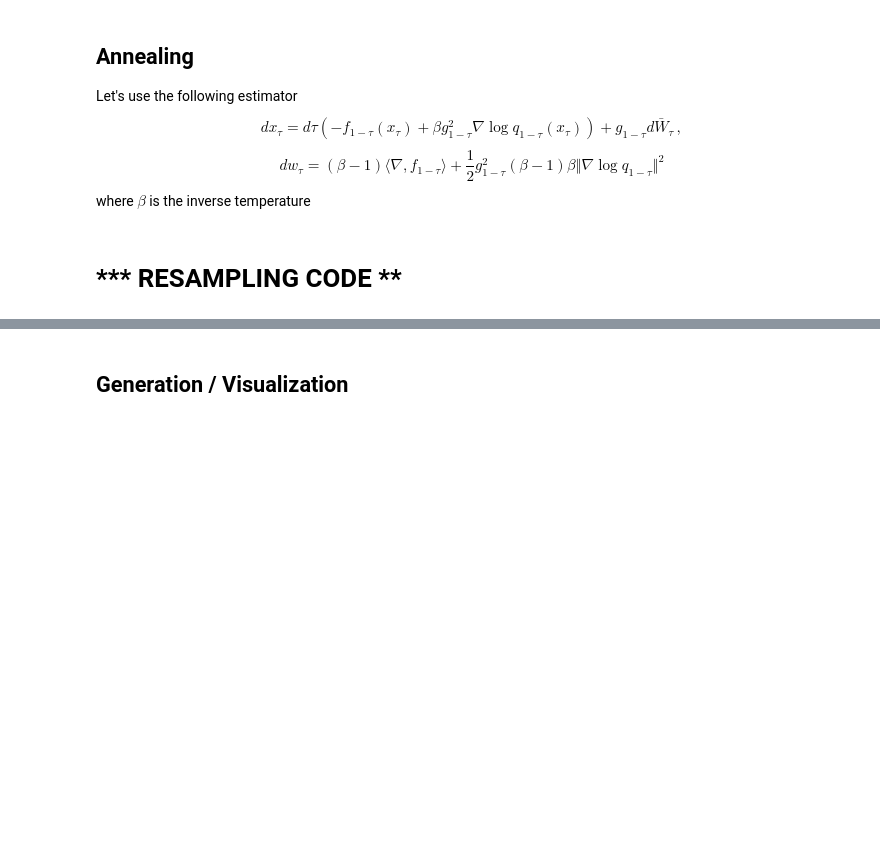
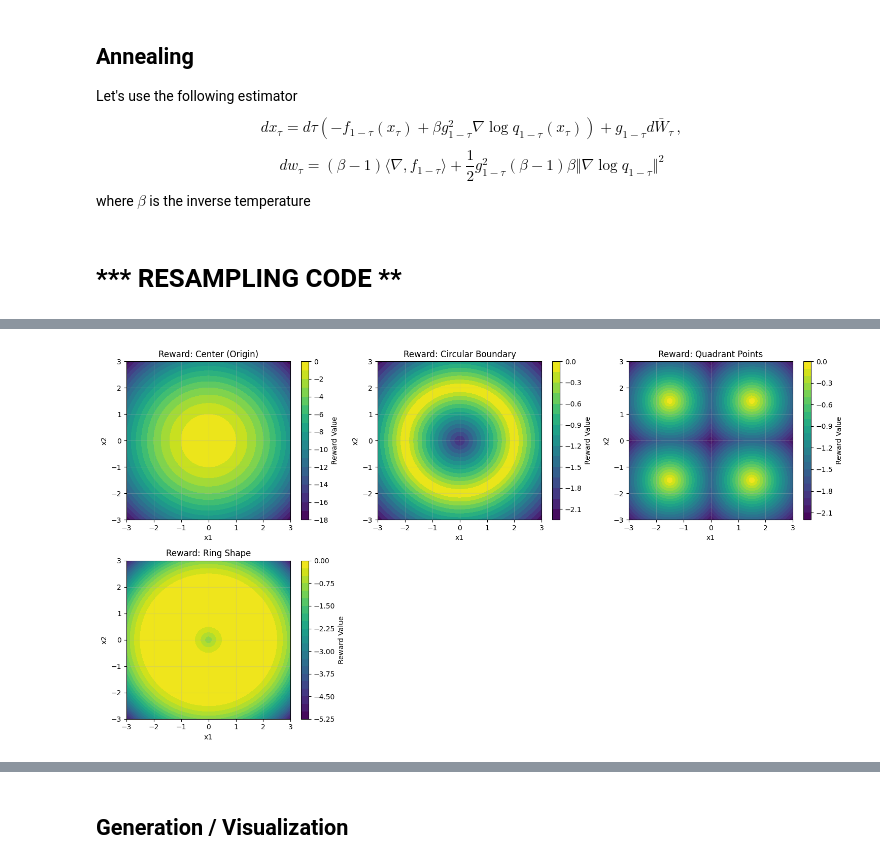
Before and after one commit to hlu2413/fkc-diffusion, a Jupyter notebook: notebooks/diffusion_annealed.ipynb, the cells around one changed output, grey strips where cells are left out. Saved outputs shown, nothing was run; the diff lists cells and outputs as text; code cells hidden in the pictures; blank space fills up the shorter version.

Commit message:
completed full reward function suite and visualization, main loop runnable, still problems with annealing results

```diff
--- a/notebooks/diffusion_annealed.ipynb
+++ b/notebooks/diffusion_annealed.ipynb
@@ -548,0 +813,81 @@ for i  in trange(n_steps, desc='reward-tilted generation'):
+# %%
+# ===================================================================================
+# Main Execution
+# ===================================================================================
+
+# Define reward functions and their names
+reward_functions = [
+    reward_function_center,
+    reward_function_boundary,
+    reward_function_quadrants,
+    reward_function_ring,
+]
+
+reward_names = [
+    "Center (Origin)",
+    "Circular Boundary",
+    "Quadrant Points",
+    "Ring Shape",
+]
+
+# Create gradient functions
+grad_functions = [
+    vmap_grad_reward_center,
+    vmap_grad_reward_boundary,
+    vmap_grad_reward_quadrants,
+    vmap_grad_reward_ring,
+]
+
+# 1. Visualize all reward functions
+plot_reward_comparison(reward_functions, reward_names)
+
+# 2. Generate samples for each reward function
+results = {}
+
+# Initialize key
+key = random.PRNGKey(42)  # Fixed seed for reproducibility
+
+for reward_func, reward_name, grad_func in zip(reward_functions, reward_names, grad_functions):
+    # Generate samples
+    key, x_gen, w_gen = generate_with_reward_function(
+        key, reward_name, reward_func, grad_func,
+        n_steps=1000, bs=512, dt=1e-3, T_max=1.0,
+        beta_start=0.1, beta_end=10.0, resample=True
+    )
+
+    # Store results
+    results[reward_name] = {
+        'x_gen': x_gen,
+        'w_gen': w_gen,
+        'final_samples': x_gen[:, -1, :]  # Final generated samples
+    }
+
+    # Plot evolution following notebook schema
+    plot_reward_evolution(reward_name, x_gen, w_gen, n_steps=1000, bs=512)
+
+    # Plot reward function heatmap
+    plot_reward_heatmap(reward_func, reward_name)
+
+# 3. Compare final distributions
+fig, axes = plt.subplots(2, 3, figsize=(15, 10))
+axes = axes.flatten()
+
+for i, (reward_name, data) in enumerate(results.items()):
+    ax = axes[i]
+    final_samples = data['final_samples']
+
+    ax.scatter(final_samples[:, 0], final_samples[:, 1], alpha=0.6, s=20)
+    ax.set_title(f'Final: {reward_name}')
+    ax.set_xlim(-3, 3)
+    ax.set_ylim(-3, 3)
+    ax.grid(True, alpha=0.3)
+
+# Hide the last subplot if we have an odd number
+if len(reward_functions) < len(axes):
+    axes[-1].set_visible(False)
+
+plt.suptitle('Final Generated Samples Comparison', fontsize=16)
+plt.tight_layout()
+plt.show()
+# %% [output]
+[figure, added]
```
Also changed, not shown: parts of 12 cells of this notebook.
